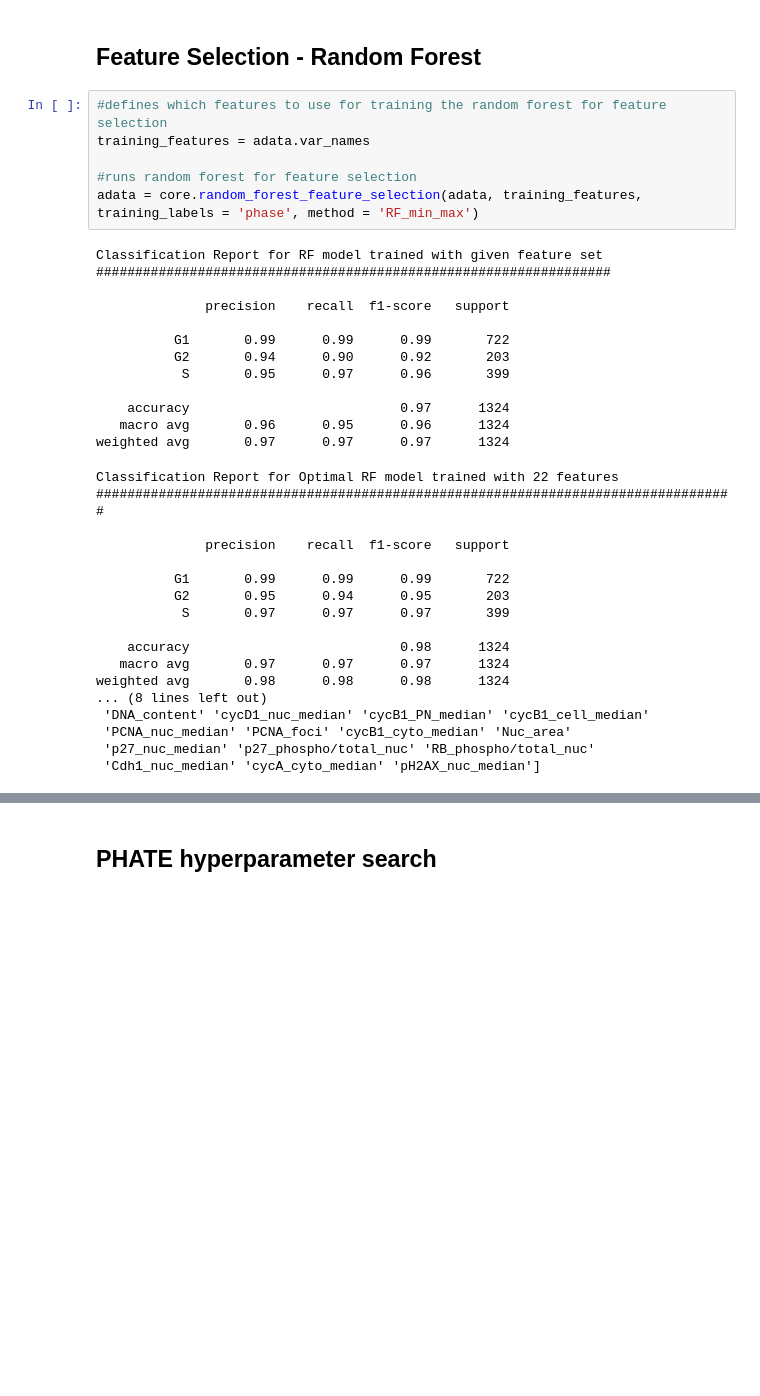
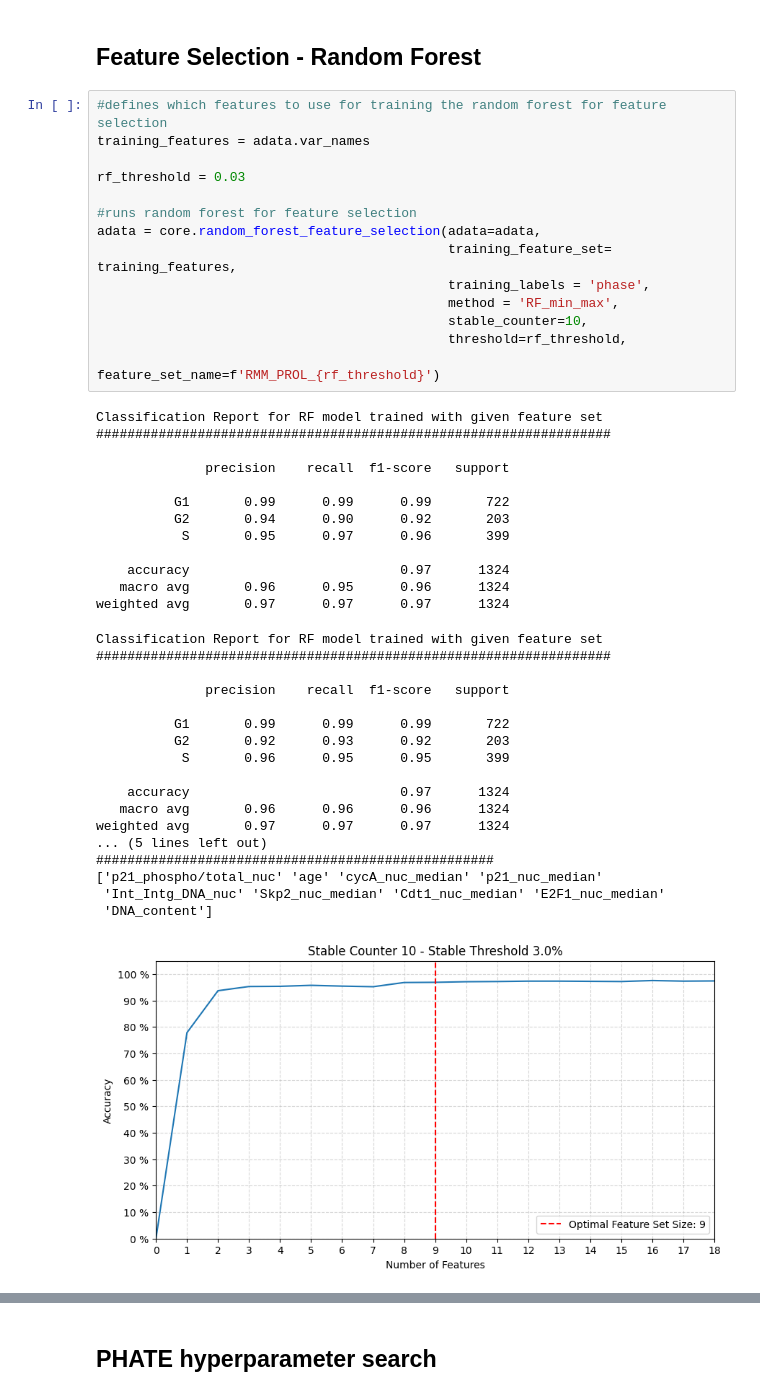
Before and after one commit to StallaertLab/cc_mapping, a Jupyter notebook: notebooks/Make Cell Cycle Maps - Interactable.ipynb, the cells around one changed output, grey strips where cells are left out. Cells and saved outputs as stored; diff of their text form; blank space fills up the shorter version.

```diff
--- a/notebooks/Make Cell Cycle Maps - Interactable.ipynb
+++ b/notebooks/Make Cell Cycle Maps - Interactable.ipynb
@@ -138,36 +138,45 @@ adata = preprocess.row_data_partitioning(adata, search_str = ['G2','G1','S'], se
 # %%
 #defines which features to use for training the random forest for feature selection
 training_features = adata.var_names
 
+rf_threshold = 0.03
+
 #runs random forest for feature selection
-adata = core.random_forest_feature_selection(adata, training_features, training_labels = 'phase', method = 'RF_min_max')
+adata = core.random_forest_feature_selection(adata=adata,
+                                             training_feature_set= training_features,
+                                             training_labels = 'phase',
+                                             method = 'RF_min_max',
+                                             stable_counter=10,
+                                             threshold=rf_threshold,
+                                             feature_set_name=f'RMM_PROL_{rf_threshold}')
 # %% [output]
 Classification Report for RF model trained with given feature set
 ##################################################################
 
               precision    recall  f1-score   support
 
           G1       0.99      0.99      0.99       722
           G2       0.94      0.90      0.92       203
            S       0.95      0.97      0.96       399
 
     accuracy                           0.97      1324
    macro avg       0.96      0.95      0.96      1324
 weighted avg       0.97      0.97      0.97      1324
-Classification Report for Optimal RF model trained with 22 features
-##################################################################################
+Classification Report for RF model trained with given feature set
+##################################################################
 
               precision    recall  f1-score   support
 
           G1       0.99      0.99      0.99       722
-          G2       0.95      0.94      0.95       203
-           S       0.97      0.97      0.97       399
+          G2       0.92      0.93      0.92       203
+           S       0.96      0.95      0.95       399
 
-    accuracy                           0.98      1324
-   macro avg       0.97      0.97      0.97      1324
-weighted avg       0.98      0.98      0.98      1324
-... (8 lines left out)
- 'DNA_content' 'cycD1_nuc_median' 'cycB1_PN_median' 'cycB1_cell_median'
- 'PCNA_nuc_median' 'PCNA_foci' 'cycB1_cyto_median' 'Nuc_area'
- 'p27_nuc_median' 'p27_phospho/total_nuc' 'RB_phospho/total_nuc'
- 'Cdh1_nuc_median' 'cycA_cyto_median' 'pH2AX_nuc_median']
+    accuracy                           0.97      1324
+   macro avg       0.96      0.96      0.96      1324
+weighted avg       0.97      0.97      0.97      1324
+... (5 lines left out)
+###################################################
+['p21_phospho/total_nuc' 'age' 'cycA_nuc_median' 'p21_nuc_median'
+ 'Int_Intg_DNA_nuc' 'Skp2_nuc_median' 'Cdt1_nuc_median' 'E2F1_nuc_median'
+ 'DNA_content']
+[figure, added]
```
Also changed, not shown: parts of 7 cells of this notebook, 4 other files.
